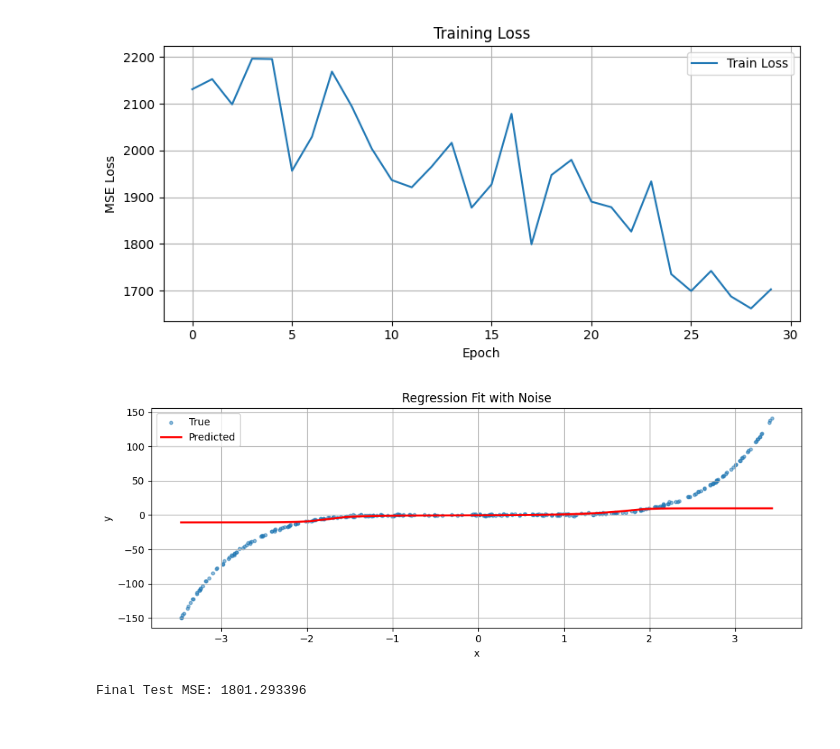
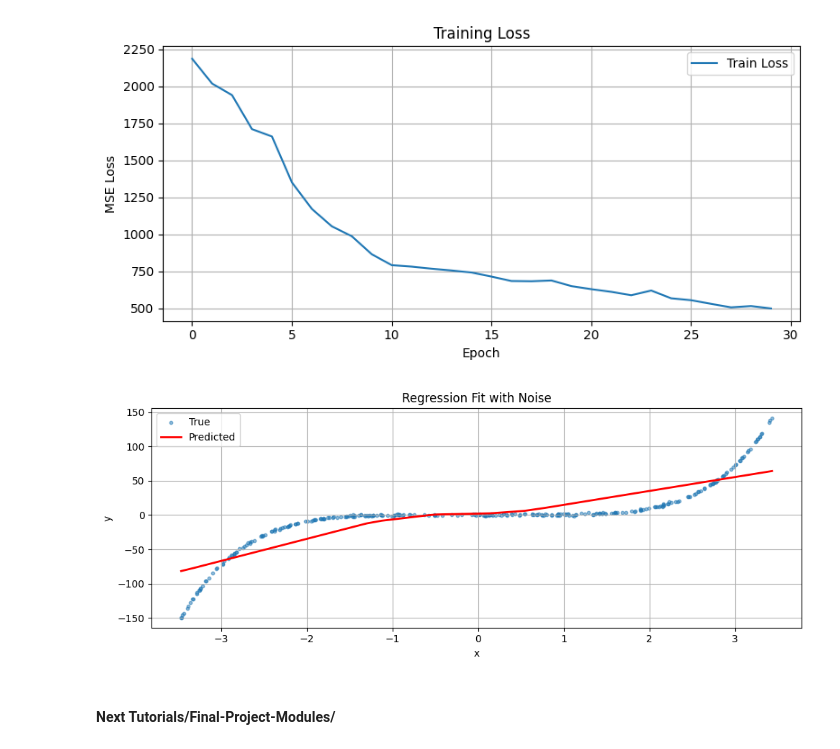
Before and after one commit to ka-reem/BuildingsBenchTutorial, a Jupyter notebook: Tutorials/Intro-Modules/Intro-NN.ipynb, the cells around one changed output. Drawn from its saved outputs; the diff is of its cells as text; code cells hidden in the pictures.

```diff
--- a/Tutorials/Intro-Modules/Intro-NN.ipynb
+++ b/Tutorials/Intro-Modules/Intro-NN.ipynb
@@ -32,8 +163,0 @@ class DatasetClass(Dataset):
-# %%
-class ModelClass(nn.Module):
-    def __init__(self, model_block: nn.Sequential):
-        super().__init__()
-        self.model = model_block
-
-    def forward(self, x):
-        return self.model(x)
@@ -146,36 +211,34 @@ class PlotClass:
 # %%
 if __name__ == "__main__":
-    import torch.nn as nn
 
-    activation = "tanh"     # Options: relu, tanh, leaky_relu, gelu
+    # --- EDIT Block --- #
+    activation = "relu"     # Options: relu, tanh, leaky_relu, gelu
     optimizer = "adam"      # Options: adam, sgd, adamw
     epochs = 30
-    noise = 0.8
 
-    # Define activation instance
     act_map = {
-        "relu": nn.ReLU(),
-        "tanh": nn.Tanh(),
-        "leaky_relu": nn.LeakyReLU(),
-        "gelu": nn.GELU()
-    }
-    act_fn = act_map[activation.lower()]
+            "relu": nn.ReLU(),
+            "tanh": nn.Tanh(),
+            "leaky_relu": nn.LeakyReLU(),
+            "gelu": nn.GELU()
+        }
+    act_ftn = act_map[activation.lower()]
 
-    # Create your own sequential block
     model_block = nn.Sequential(
         nn.Linear(1, 16),
-        act_fn,
+        act_ftn,
         nn.Linear(16, 4),
-        act_fn,
+        act_ftn,
         nn.Linear(4, 1)
     )
+    # --- EDIT Block --- #
 
-    dataset = DatasetClass(noise_std=noise)
-    model = ModelClass(model_block=model_block)
+    dataset = DatasetClass()
+    model = ModelClass(model_block=model_block, activation=activation)
     trainer = TrainClass(model, dataset, optimizer_name=optimizer, epochs=epochs)
 
     trainer.train()
+    trainer.evaluate()
     PlotClass.loss(trainer.train_losses)
     PlotClass.predictions(model, dataset)
-    trainer.evaluate()
 # %% [output]
@@ -189,3 +254,4 @@ Epoch 30 | Train Loss: 1702.846405
-[figure, old version]
+[figure, new version]
-[figure, old version]
+[figure, new version]
-Final Test MSE: 1801.293396
+# %% [markdown]
+#### Next Tutorials/Final-Project-Modules/
```
Also changed, not shown: parts of 7 cells of this notebook, 2 other files.
